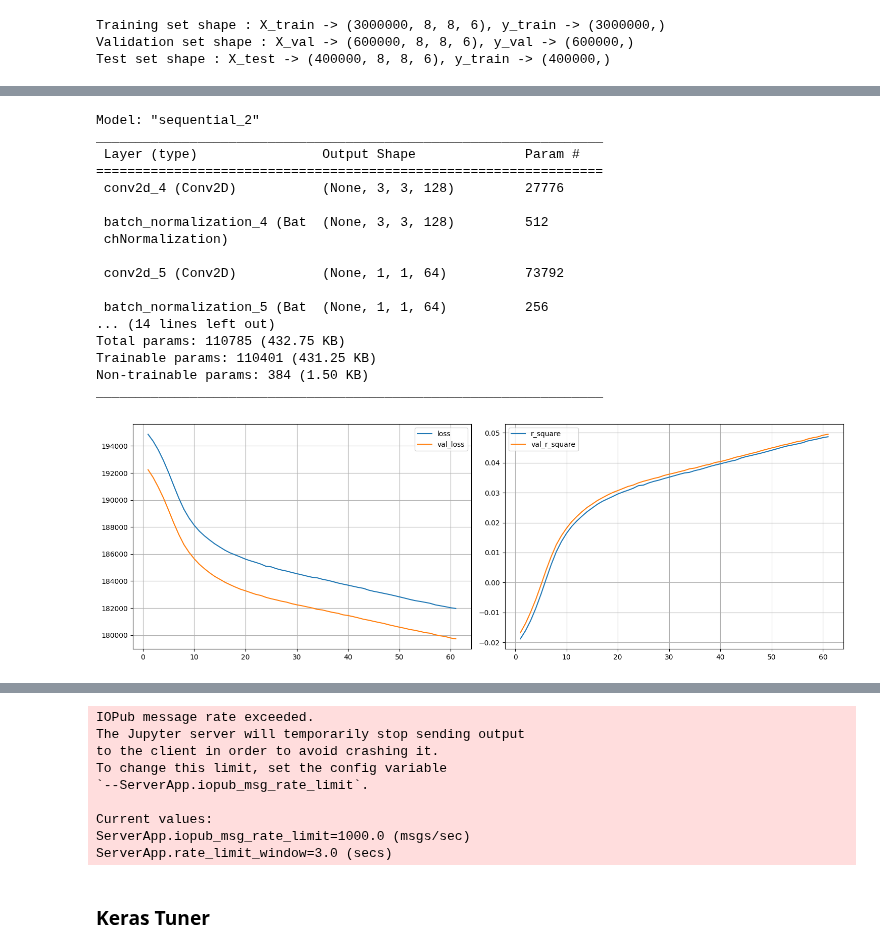
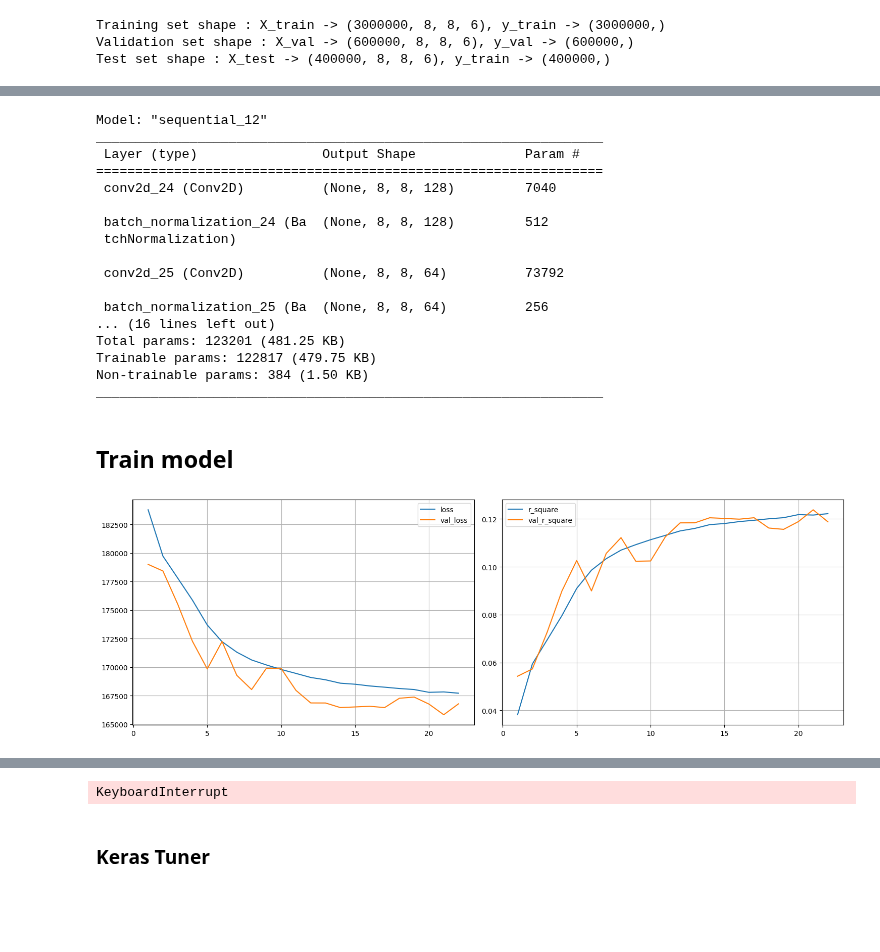
Before and after one commit to Tristan-Amadei/chess-moveAnalysis, a Jupyter notebook: Code/CNN/CNN.ipynb, the cells around one changed output, grey strips where cells are left out. Drawn from its saved outputs; the diff is of its cells as text; code cells hidden in the pictures; blank space fills up the shorter version.

```diff
--- a/Code/CNN/CNN.ipynb
+++ b/Code/CNN/CNN.ipynb
@@ -177,15 +176,17 @@ GPU is available
 # %%
 model = models.Sequential()
 
-model.add(layers.Conv2D(128, (6, 6), activation='relu',
+model.add(layers.Conv2D(128, (3, 3), activation='relu', padding="same",
                         #kernel_regularizer=regularizers.l2(1e-4),
+                        kernel_initializer=initializers.RandomUniform(minval=5e-8, maxval=5e-7),
                         input_shape=(8, 8, NB_OHE)))
 
 #model.add(layers.MaxPooling2D((2, 2)))
 model.add(layers.BatchNormalization())
 
-model.add(layers.Conv2D(64, (3, 3), activation='relu',
+model.add(layers.Conv2D(64, (3, 3), activation='relu', padding="same",
                         #kernel_regularizer=regularizers.l2(1e-4),
+                        kernel_initializer=initializers.RandomUniform(minval=5e-8, maxval=5e-7),
                        ))
 
 model.add(layers.BatchNormalization())
@@ -198,32 +199,31 @@ model.add(layers.Dense(128, activation='relu',
 
 model.add(layers.Dropout(0.5))
 
-#model.add(layers.Dense(128, activation='relu',
+model.add(layers.Dense(256, activation='relu',
          #kernel_regularizer=regularizers.L1L2(l1=1e-5, l2=1e-4)
           #kernel_regularizer=regularizers.l2(1e-4),
-         #))
-
-model.add(layers.Dropout(0.6))
+         ))
+model.add(layers.Dropout(0.4))
 
 model.add(layers.Dense(1))
 # %%
 model.summary()
 # %% [output]
-Model: "sequential_2"
+Model: "sequential_12"
 _________________________________________________________________
  Layer (type)                Output Shape              Param #
 =================================================================
- conv2d_4 (Conv2D)           (None, 3, 3, 128)         27776
+ conv2d_24 (Conv2D)          (None, 8, 8, 128)         7040
 
- batch_normalization_4 (Bat  (None, 3, 3, 128)         512
- chNormalization)
+ batch_normalization_24 (Ba  (None, 8, 8, 128)         512
+ tchNormalization)
 
- conv2d_5 (Conv2D)           (None, 1, 1, 64)          73792
+ conv2d_25 (Conv2D)          (None, 8, 8, 64)          73792
 
- batch_normalization_5 (Bat  (None, 1, 1, 64)          256
-... (14 lines left out)
-Total params: 110785 (432.75 KB)
-Trainable params: 110401 (431.25 KB)
+ batch_normalization_25 (Ba  (None, 8, 8, 64)          256
+... (16 lines left out)
+Total params: 123201 (481.25 KB)
+Trainable params: 122817 (479.75 KB)
 Non-trainable params: 384 (1.50 KB)
 _________________________________________________________________
 # %%
@@ -235,11 +235,11 @@ lr_schedule = tf.keras.optimizers.schedules.ExponentialDecay(
     initial_learning_rate, decay_steps, decay_rate)
 
 model.compile(loss=tf.keras.losses.MeanSquaredError(),
-          #optimizer=tf.keras.optimizers.Adam(
+          optimizer=tf.keras.optimizers.RMSprop(
               #learning_rate=lr_schedule
-              #learning_rate = 1e-3
-          #),
-          optimizer = tf.keras.optimizers.Adadelta(),
+              learning_rate = 1e-4
+          ),
+          #optimizer = tf.keras.optimizers.Adadelta(),
           metrics=[RSquare()])
 # %%
 %run PlotEpochs.ipynb
@@ -258,15 +258,17 @@ callbacks = [
             checkpoint,
             PlotLearning()
             ]
+# %% [markdown]
+## Train model
 # %%
 start=time.time()
 
-history = model.fit(X_train, y_train, batch_size = 128, epochs=10_000,
+history = model.fit(X_train, y_train, batch_size = 128, epochs=1000,
                     validation_data=(X_val, y_val),
                     verbose=1,
                     callbacks=callbacks
                    )
 
 stop=time.time()
 # %% [output]
-[figure, old version]
+[figure, new version]
@@ -275,12 +277,4 @@ Epoch 62/10000
-IOPub message rate exceeded.
-The Jupyter server will temporarily stop sending output
-to the client in order to avoid crashing it.
-To change this limit, set the config variable
-`--ServerApp.iopub_msg_rate_limit`.
-
-Current values:
-ServerApp.iopub_msg_rate_limit=1000.0 (msgs/sec)
-ServerApp.rate_limit_window=3.0 (secs)
+KeyboardInterrupt
 # %%
 print(f"Took {round(stop-start, 2)}s to run. ")
 # %%
```
Also changed, not shown: parts of 4 cells of this notebook, 2 other files.
